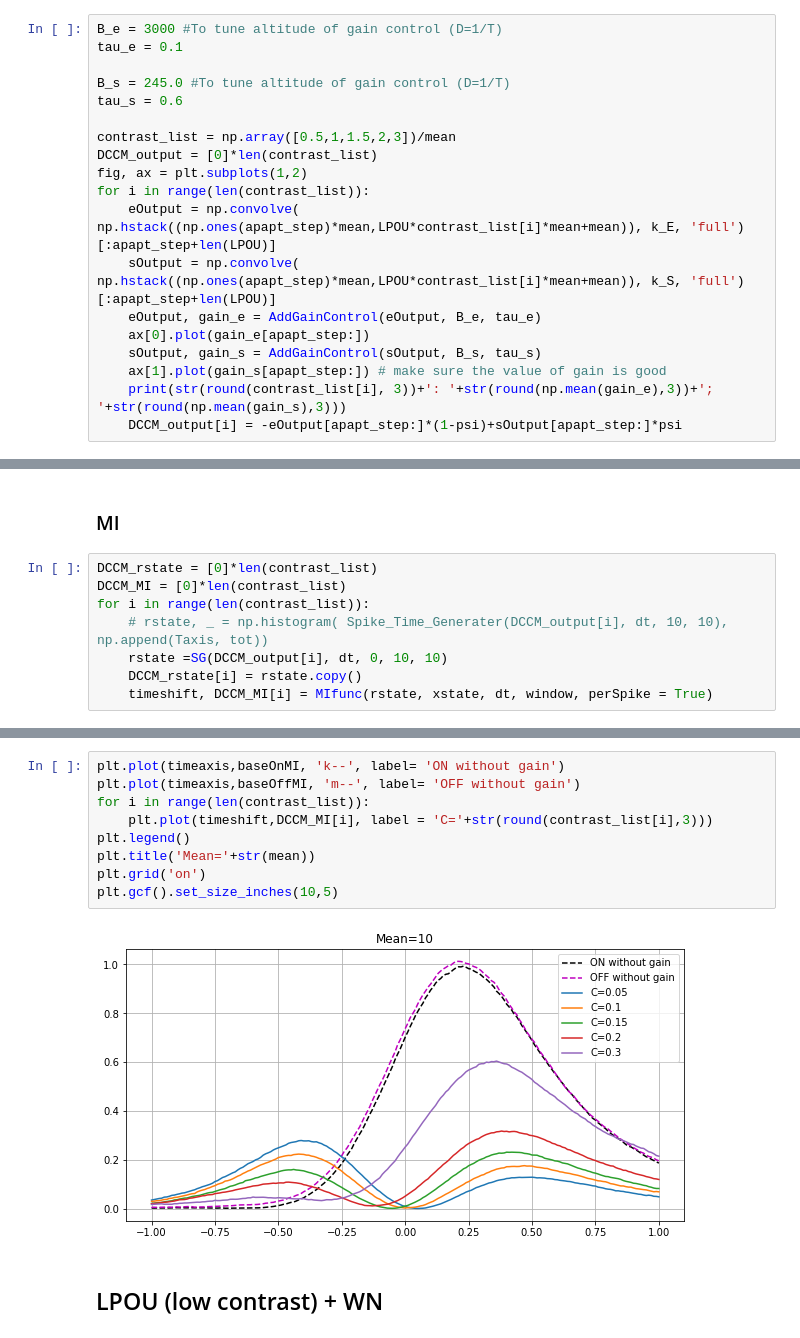
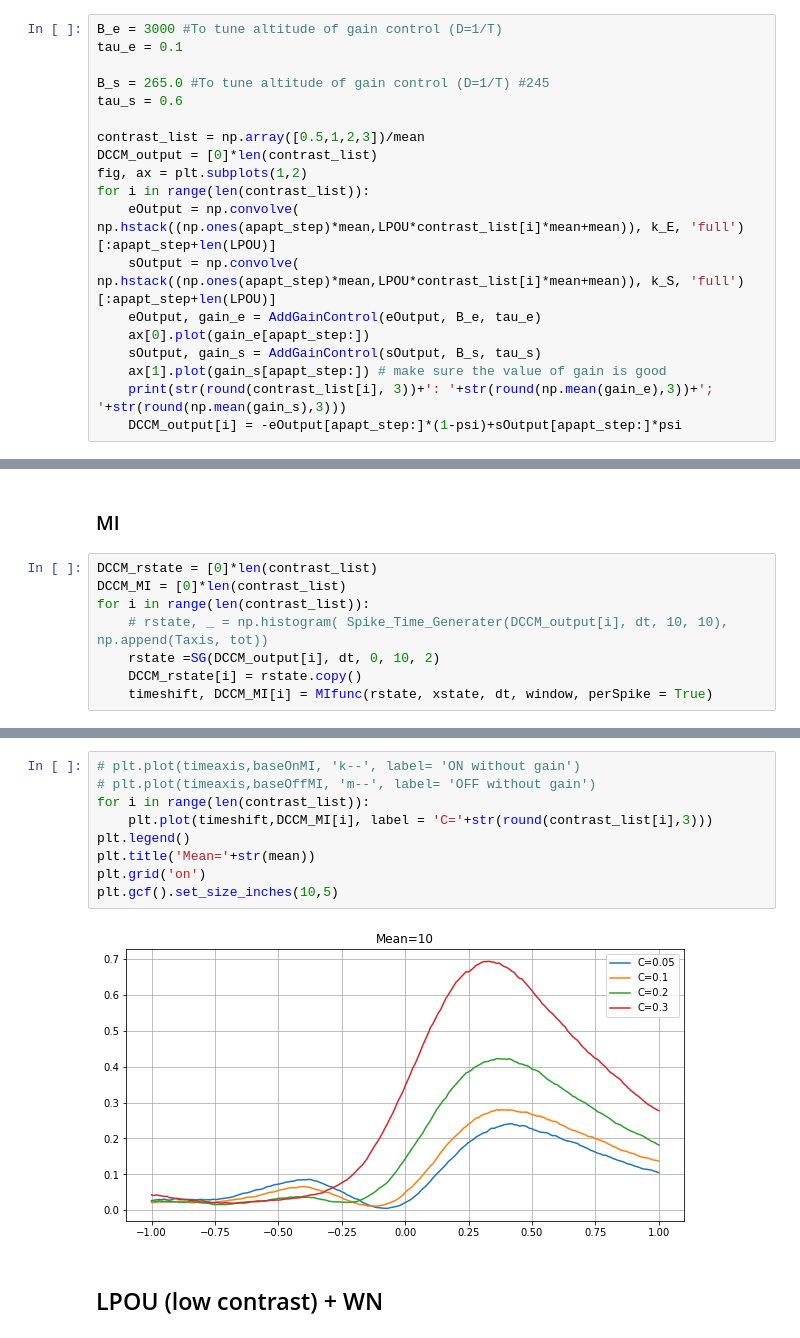
Before and after one commit to llincooi/retina_python, a Jupyter notebook: STK_paper/WF_CCDMnDCCM/FBFF+GC_DCCM.ipynb, the cells around one changed output, grey strips where cells are left out. Saved outputs shown, nothing was run; the diff lists cells and outputs as text.

```diff
--- a/STK_paper/WF_CCDMnDCCM/FBFF+GC_DCCM.ipynb
+++ b/STK_paper/WF_CCDMnDCCM/FBFF+GC_DCCM.ipynb
@@ -154,10 +154,10 @@ def AddGainControl(r, B, tau):
 B_e = 3000 #To tune altitude of gain control (D=1/T)
 tau_e = 0.1
 
-B_s = 245.0 #To tune altitude of gain control (D=1/T)
+B_s = 265.0 #To tune altitude of gain control (D=1/T) #245
 tau_s = 0.6
 
-contrast_list = np.array([0.5,1,1.5,2,3])/mean
+contrast_list = np.array([0.5,1,2,3])/mean
 DCCM_output = [0]*len(contrast_list)
 fig, ax = plt.subplots(1,2)
 for i in range(len(contrast_list)):
@@ -220,7 +219,7 @@ DCCM_rstate = [0]*len(contrast_list)
 DCCM_MI = [0]*len(contrast_list)
 for i in range(len(contrast_list)):
     # rstate, _ = np.histogram( Spike_Time_Generater(DCCM_output[i], dt, 10, 10), np.append(Taxis, tot))
-    rstate =SG(DCCM_output[i], dt, 0, 10, 10)
+    rstate =SG(DCCM_output[i], dt, 0, 10, 2)
     DCCM_rstate[i] = rstate.copy()
     timeshift, DCCM_MI[i] = MIfunc(rstate, xstate, dt, window, perSpike = True)
 # %%
@@ -235,14 +233,14 @@ for rstate in DCCM_rstate:
 # %%
-plt.plot(timeaxis,baseOnMI, 'k--', label= 'ON without gain')
-plt.plot(timeaxis,baseOffMI, 'm--', label= 'OFF without gain')
+# plt.plot(timeaxis,baseOnMI, 'k--', label= 'ON without gain')
+# plt.plot(timeaxis,baseOffMI, 'm--', label= 'OFF without gain')
 for i in range(len(contrast_list)):
     plt.plot(timeshift,DCCM_MI[i], label = 'C='+str(round(contrast_list[i],3)))
 plt.legend()
 plt.title('Mean='+str(mean))
 plt.grid('on')
 plt.gcf().set_size_inches(10,5)
 # %% [output]
-[figure, old version]
+[figure, new version]
 # %% [markdown]
 ## LPOU (low contrast) + WN
 # %%
```
Also changed, not shown: parts of 12 cells of this notebook.
